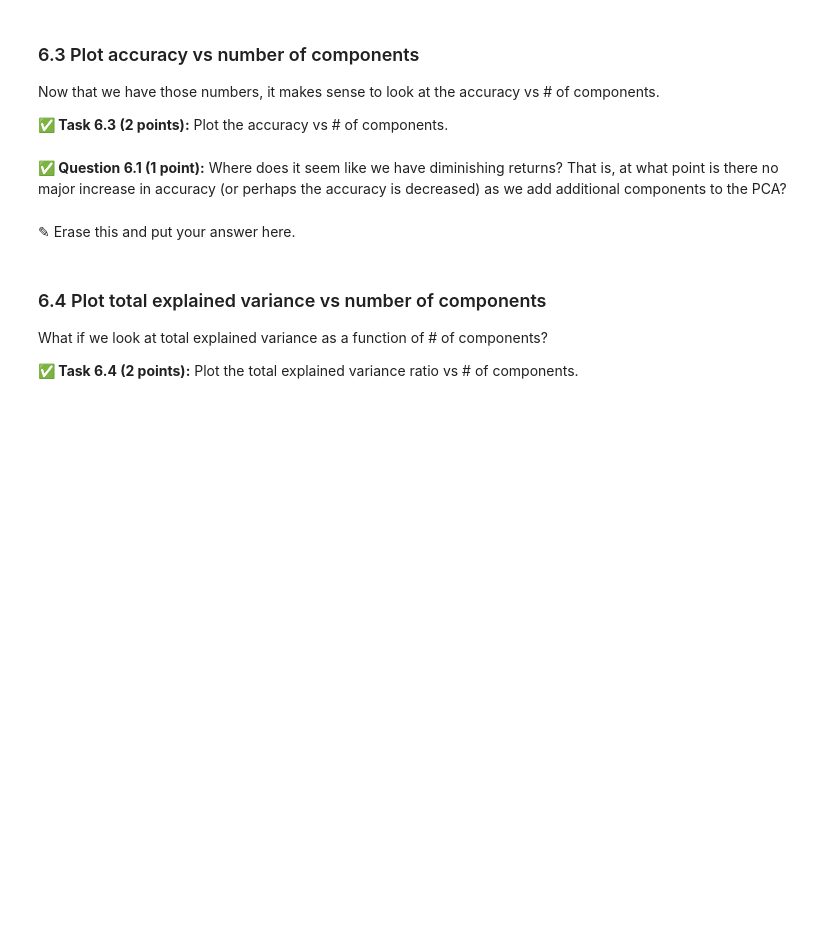
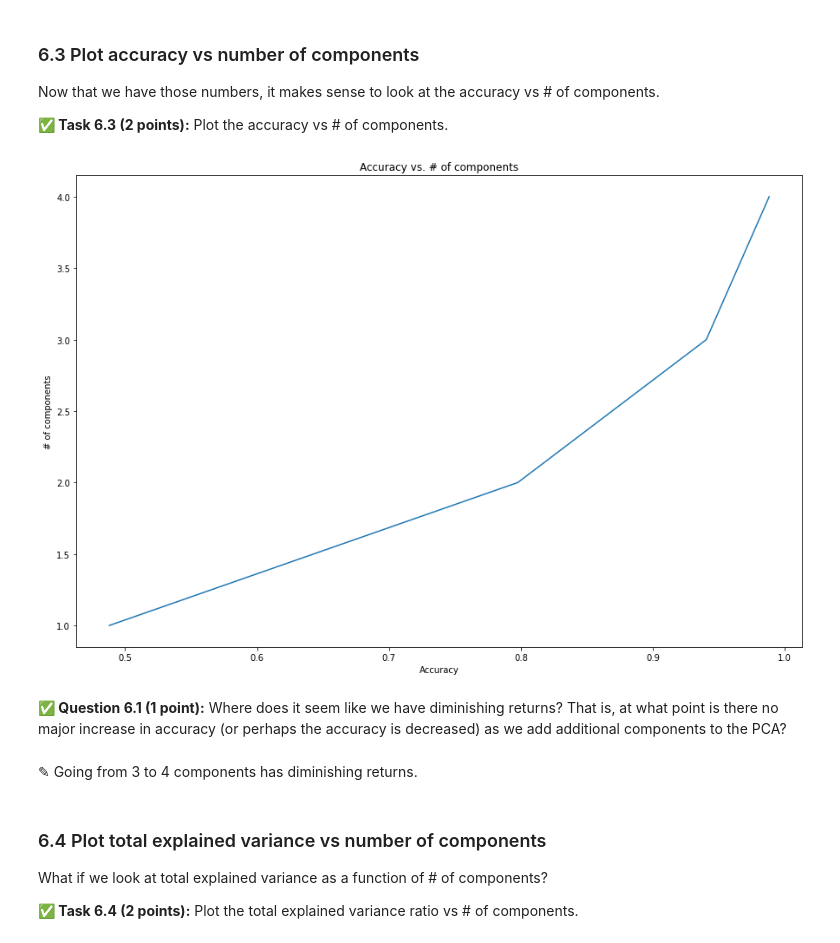
Before and after one commit to zimbot13/cmse202-f21-turnin, a Jupyter notebook: hw-05/HW-05_SVMandPCA-zimbot13.ipynb, the cells around one changed output. Cells and saved outputs as stored; diff of their text form; code cells hidden in the pictures; blank space fills up the shorter version.

```diff
--- a/hw-05/HW-05_SVMandPCA-zimbot13.ipynb
+++ b/hw-05/HW-05_SVMandPCA-zimbot13.ipynb
@@ -547,3 +545,29 @@ and it should **return** the accuracy score for an SVC model fit to pca transfor
+# %%
+# Put your code here
+def PCA_accuracy(n_components,train_vectors,test_vectors,train_labels,test_labels):
+
+    pca = PCA(n_components=n_components, whiten=True)
+    _ = pca.fit(train_vectors)
+    pca_train_vectors = pca.transform(train_vectors)
+    pca_test_vectors = pca.transform(test_vectors)
+    total_variance_ratio = (np.array(pca.explained_variance_ratio_)).sum()
+    start = time.time()
+    tmp_vectors = pca_train_vectors
+    tmp_labels = train_labels
+    param_grid = {'C': [1e-3, 0.01, 0.1, 1, 10, 100],
+                  'gamma': [1e-6, 1e-5, 1e-4, 1e-3, 0.01],
+                  'kernel': ['linear','rbf']}
+    clf = GridSearchCV(SVC(class_weight='balanced'), param_grid)
+    clf = clf.fit(tmp_vectors, tmp_labels)
+    end = time.time()
+
+    predict_vectors = pca_test_vectors
+    true_labels = test_labels
+
+    pred_labels = clf.predict(predict_vectors)
+    report = classification_report(true_labels, pred_labels,output_dict=True)
+    accuracy = report['accuracy']
+    return accuracy, total_variance_ratio
 # %% [markdown]
 ### 6.2 Compute accuracies
 
@@ -555,3 +577,12 @@ Now that you have created a function that returns the accuracy for a given numbe
+# %%
+# Put your code here
+train_vectors, test_vectors, train_labels, test_labels = train_test_split(features,labels,train_size=0.75,random_state=314159)
+acc = []
+var = []
+for i in range(4):
+    a,v = PCA_accuracy(i+1,train_vectors,test_vectors,train_labels,test_labels)
+    acc.append(a)
+    var.append(v)
 # %% [markdown]
 ### 6.3 Plot accuracy vs number of components
 
@@ -563,7 +592,17 @@ Now that we have those numbers, it makes sense to look at the accuracy vs # of c
+# %%
+# Put your code here
+plt.figure(figsize=[15,10])
+plt.plot(acc,[1,2,3,4])
+plt.title('Accuracy vs. # of components')
+plt.xlabel('Accuracy')
+plt.ylabel('# of components')
+plt.show()
+# %% [output]
+[figure, added]
 # %% [markdown]
 **&#9989; Question 6.1 (1 point):** Where does it seem like we have diminishing returns? That is, at what point is there no major increase in accuracy (or perhaps the accuracy is decreased) as we add additional components to the PCA?
-# %% [markdown]
-<font size=+3>&#9998;</font> Erase this and put your answer here.
+# %% [markdown]
+<font size=+3>&#9998;</font> Going from 3 to 4 components has diminishing returns.
 # %% [markdown]
 ### 6.4 Plot total explained variance vs number of components
 
```
Also changed, not shown: parts of 12 cells of this notebook.
